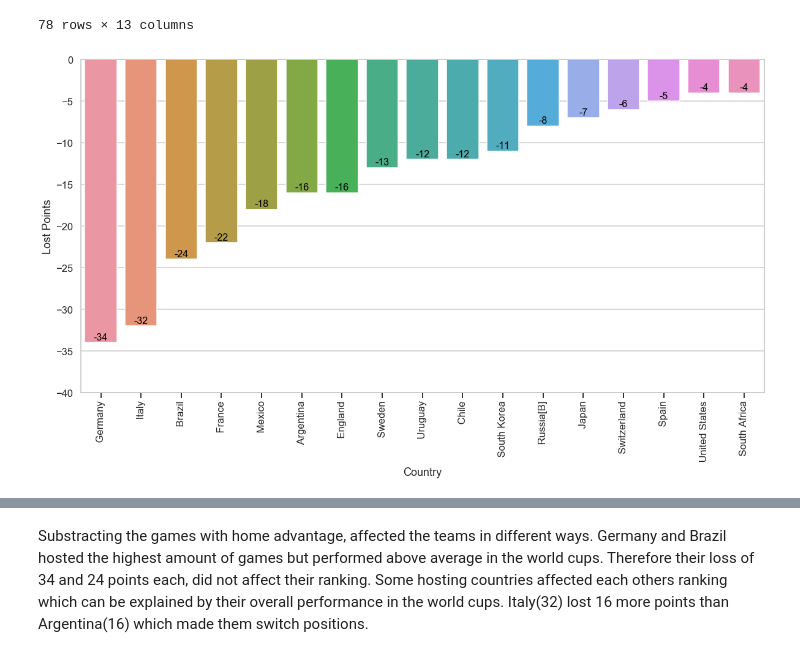
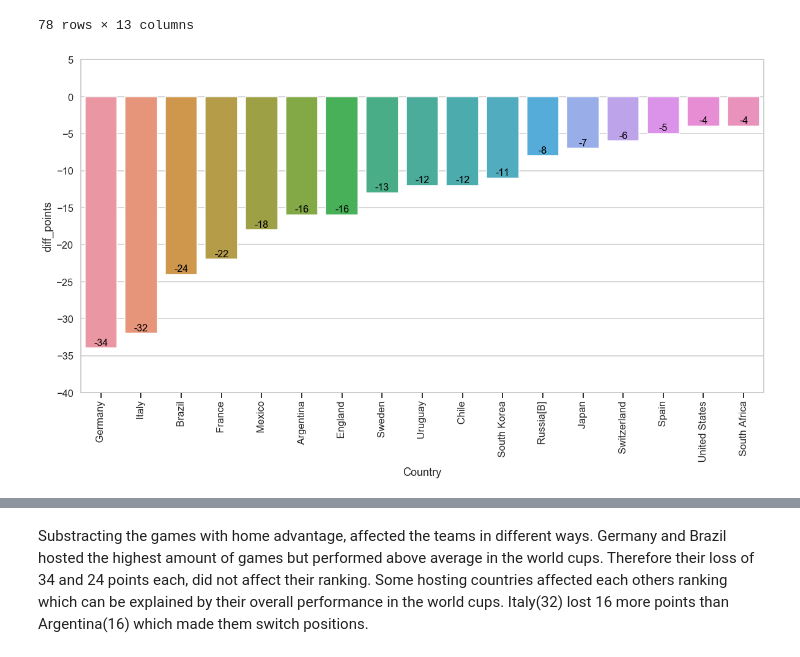
Before and after one commit to nichohelmut/Write-a-Data-Science-Blog-Post, a Jupyter notebook: Data Science Blog Post.ipynb, the cells around one changed output, grey strips where cells are left out. Drawn from its saved outputs; the diff is of its cells as text; code cells hidden in the pictures.

```diff
--- a/Data Science Blog Post.ipynb
+++ b/Data Science Blog Post.ipynb
@@ -206,6 +210,35 @@ def sub_results(value):
     d_host_counts_lost[value] = d_host_counts_lost[value] - (
         d_host_counts_lost[value] - df_country.h_lost.sum()
     )
+# %%
+def bar_plot(column):
+    """"
+    This method creates bar plots. In this case to display the lost points and position of a host.
+    column = name of the column in df_diff_hosts table 'diff_points' or 'position_loss'
+    """
+    f, ax = plt.subplots(figsize=(20, 10))
+    sns.set(style='whitegrid')
+    sns.set_context('talk')
+    sns.barplot(data=df_diff_hosts, x='Country', y=column)
+    ax.set( ylabel=column, xlim=(-0.5,16.5),
+           xlabel='Country', ylim=(-40, 5))
+    ax.xaxis.set_ticks_position('bottom')
+    plt.xticks(rotation=90)
+    #sns.despine(left=True, bottom=True)
+    sns.set_context('talk')
+    for p in ax.patches:
+        ax.annotate(
+            s='{}'.format(int(p.get_height())),
+            xy=(p.get_x() + p.get_width() / 2., p.get_height()),
+            xycoords='data',
+            ha='center',
+            va='center',
+            fontsize=16,
+            color='black',
+            xytext=(0,9),
+            textcoords='offset points',
+            clip_on=True,                   # <---  important
+        )
 # %% [markdown]
 # 4) Questions
 # %% [markdown]
@@ -390,31 +423,9 @@ df_diff['position_loss'] = (df_adjusted.index + 1) - df_all_time.Position.values
 df_diff_hosts = df_diff[df_diff.diff_points != 0.0]
 # %%
 df_diff_hosts.sort_values(by=['diff_points'], inplace=True)
-# %%
-f, ax = plt.subplots(figsize=(20, 10))
-sns.set(style='whitegrid')
-sns.set_context('talk')
-sns.barplot(data=df_diff_hosts, x='Country', y='diff_points')
-ax.set( ylabel="Lost Points", xlim=(-0.5,16.5),
-       xlabel='Country', ylim=(-40, 0))
-ax.xaxis.set_ticks_position('bottom')
-plt.xticks(rotation=90)
-#sns.despine(left=True, bottom=True)
-sns.set_context('talk')
-for p in ax.patches:
-    ax.annotate(
-        s='{}'.format(int(p.get_height())),
-        xy=(p.get_x() + p.get_width() / 2., p.get_height()),
-        xycoords='data',
-        ha='center',
-        va='center',
-        fontsize=16,
-        color='black',
-        xytext=(0,9),
-        textcoords='offset points',
-        clip_on=True,                   # <---  important
-    )
-# %% [output]
-[figure, removed]
+# %%
+bar_plot('diff_points')
+# %% [output]
+[figure, added]
 # %%
 df_diff_hosts.sort_values(by=['position_loss'], ascending = True,inplace=True)
```
Also changed, not shown: parts of 8 cells of this notebook.
